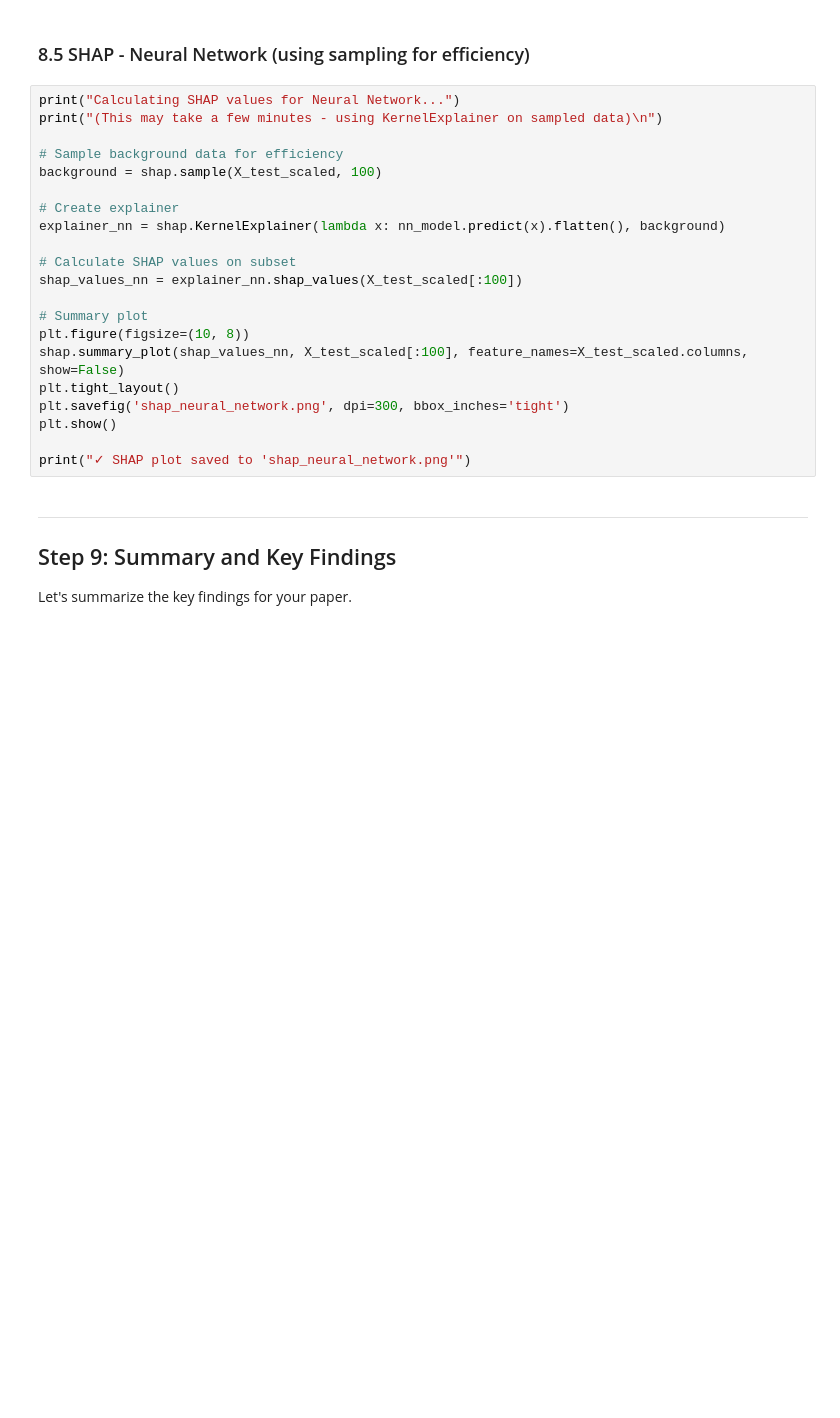
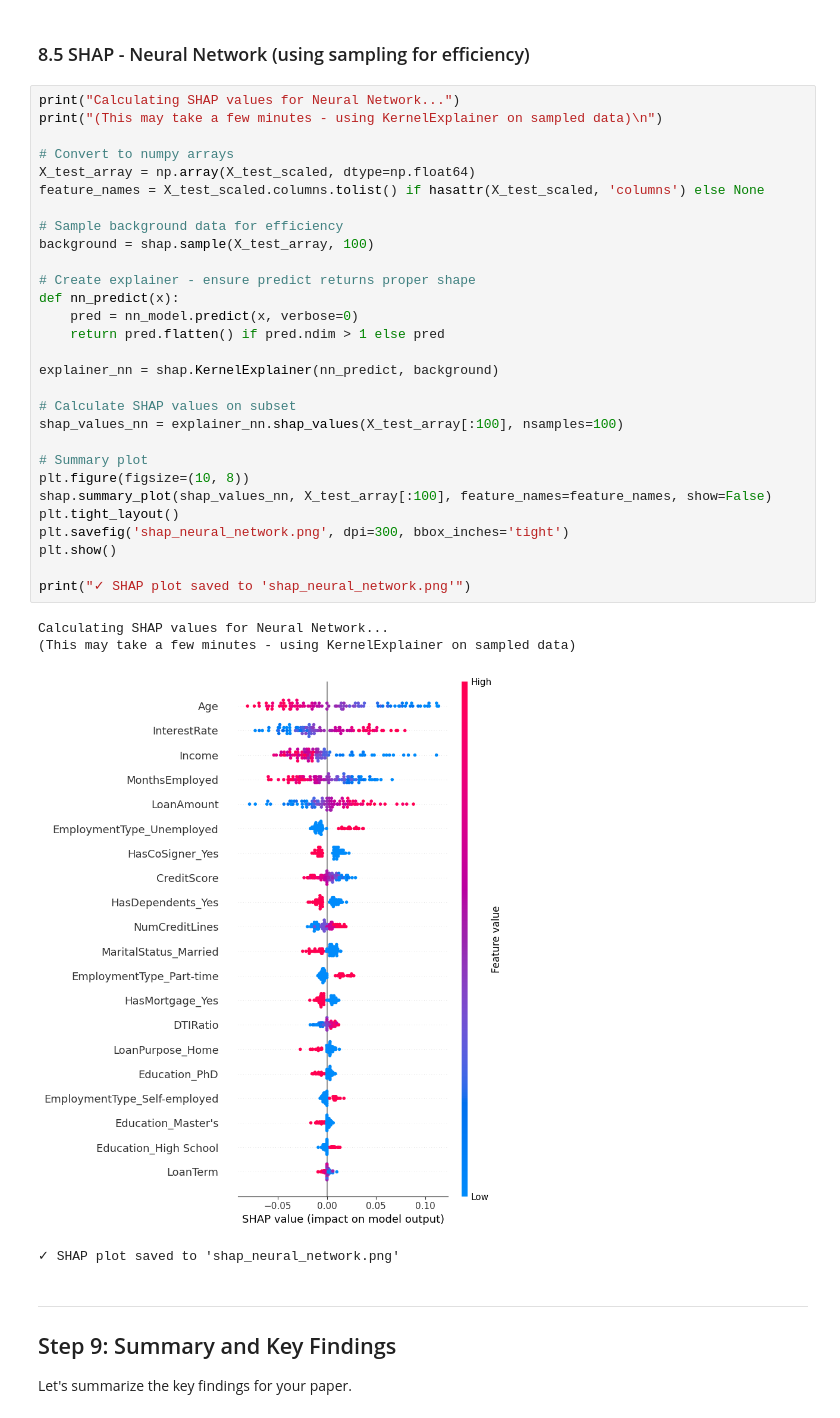
Before and after one commit to hoangcto/cs391, a Jupyter notebook: FinalProject/credit_default_analysis.ipynb, the cells around one changed output. Cells and saved outputs as stored; diff of their text form; blank space fills up the shorter version.

```diff
--- a/FinalProject/credit_default_analysis.ipynb
+++ b/FinalProject/credit_default_analysis.ipynb
@@ -781,24 +744,37 @@ print("✓ SHAP plot saved to 'shap_xgboost.png'")
 # %%
 print("Calculating SHAP values for Neural Network...")
 print("(This may take a few minutes - using KernelExplainer on sampled data)\n")
 
+# Convert to numpy arrays
+X_test_array = np.array(X_test_scaled, dtype=np.float64)
+feature_names = X_test_scaled.columns.tolist() if hasattr(X_test_scaled, 'columns') else None
+
 # Sample background data for efficiency
-background = shap.sample(X_test_scaled, 100)
+background = shap.sample(X_test_array, 100)
 
-# Create explainer
-explainer_nn = shap.KernelExplainer(lambda x: nn_model.predict(x).flatten(), background)
+# Create explainer - ensure predict returns proper shape
+def nn_predict(x):
+    pred = nn_model.predict(x, verbose=0)
+    return pred.flatten() if pred.ndim > 1 else pred
+
+explainer_nn = shap.KernelExplainer(nn_predict, background)
 
 # Calculate SHAP values on subset
-shap_values_nn = explainer_nn.shap_values(X_test_scaled[:100])
+shap_values_nn = explainer_nn.shap_values(X_test_array[:100], nsamples=100)
 
 # Summary plot
 plt.figure(figsize=(10, 8))
-shap.summary_plot(shap_values_nn, X_test_scaled[:100], feature_names=X_test_scaled.columns, show=False)
+shap.summary_plot(shap_values_nn, X_test_array[:100], feature_names=feature_names, show=False)
 plt.tight_layout()
 plt.savefig('shap_neural_network.png', dpi=300, bbox_inches='tight')
 plt.show()
 
 print("✓ SHAP plot saved to 'shap_neural_network.png'")
+# %% [output]
+Calculating SHAP values for Neural Network...
+(This may take a few minutes - using KernelExplainer on sampled data)
+[figure, added]
+✓ SHAP plot saved to 'shap_neural_network.png'
 # %% [markdown]
 ---
 ## Step 9: Summary and Key Findings
```
Also changed, not shown: parts of 11 cells of this notebook, 20 other files.
